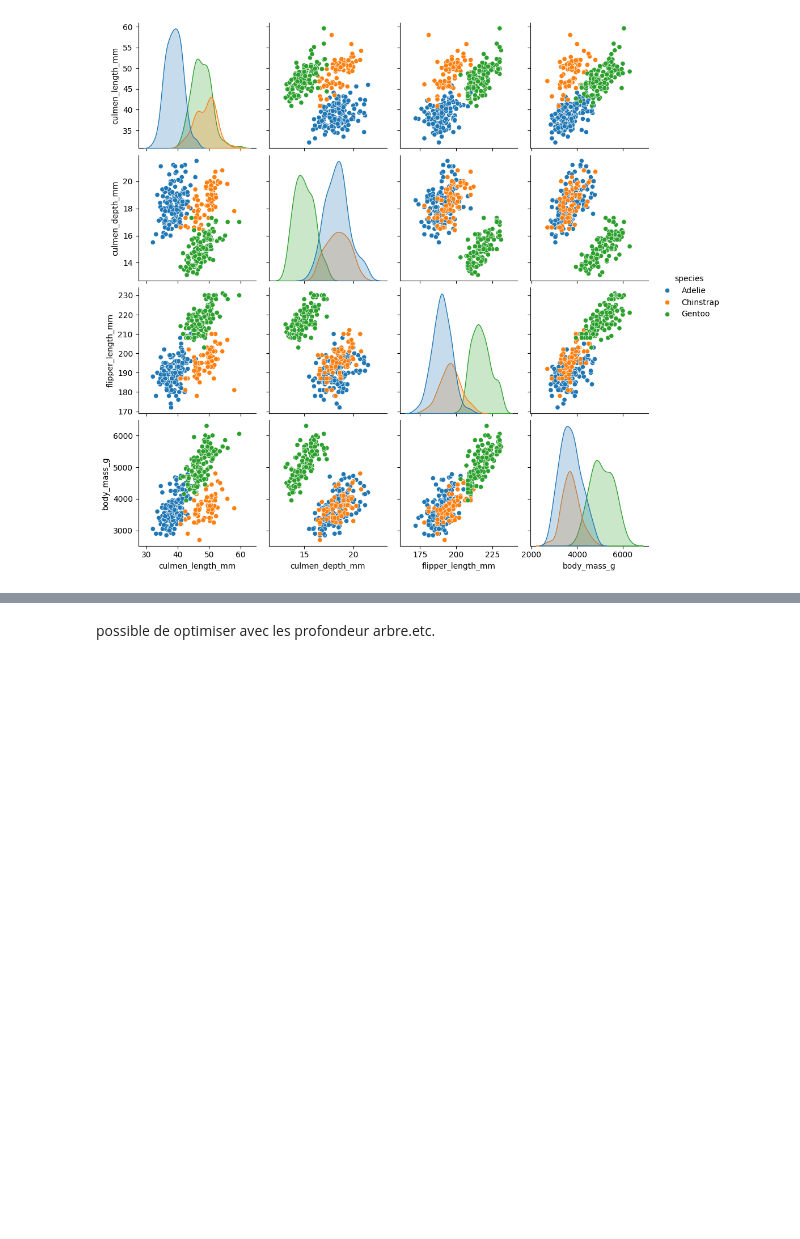
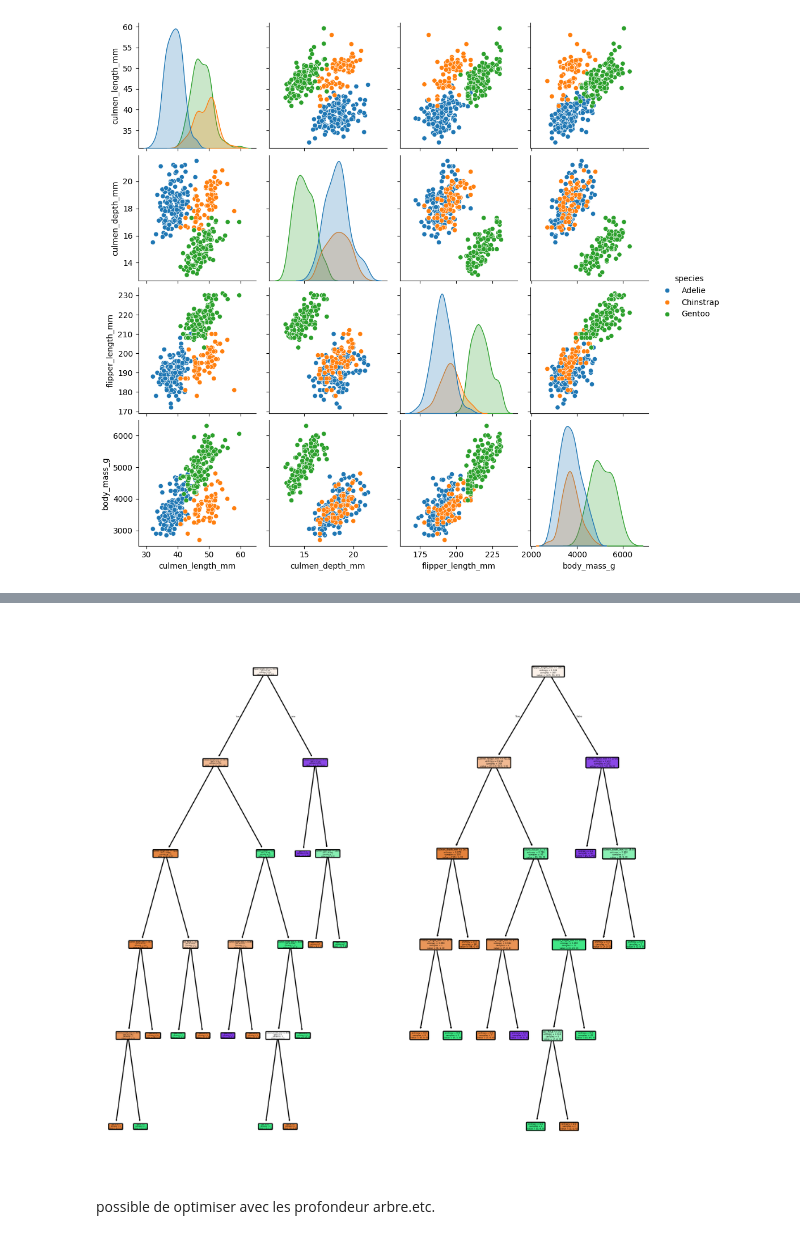
Before and after one commit to LyhengLAO/ML, a Jupyter notebook: Decision Tree/arb_dec.ipynb, the cells around one changed output, grey strips where cells are left out. Cells and saved outputs as stored; diff of their text form; code cells hidden in the pictures; blank space fills up the shorter version.

```diff
--- a/Decision Tree/arb_dec.ipynb
+++ b/Decision Tree/arb_dec.ipynb
@@ -136,2 +142,10 @@ plot_tree(model,feature_names=X.columns, filled=True, rounded=True);
+# %%
+fig = plt.figure(figsize=(10,10),dpi=300)
+plt.subplot(121)
+plot_tree(model,feature_names=X.columns, filled=True, rounded=True);
+plt.subplot(122)
+plot_tree(model_entropy,feature_names=X.columns, filled=True, rounded=True);
+# %% [output]
+[figure, added]
 # %% [markdown]
 possible de optimiser avec les profondeur arbre.etc.
```
Also changed, not shown: parts of 8 cells of this notebook.
